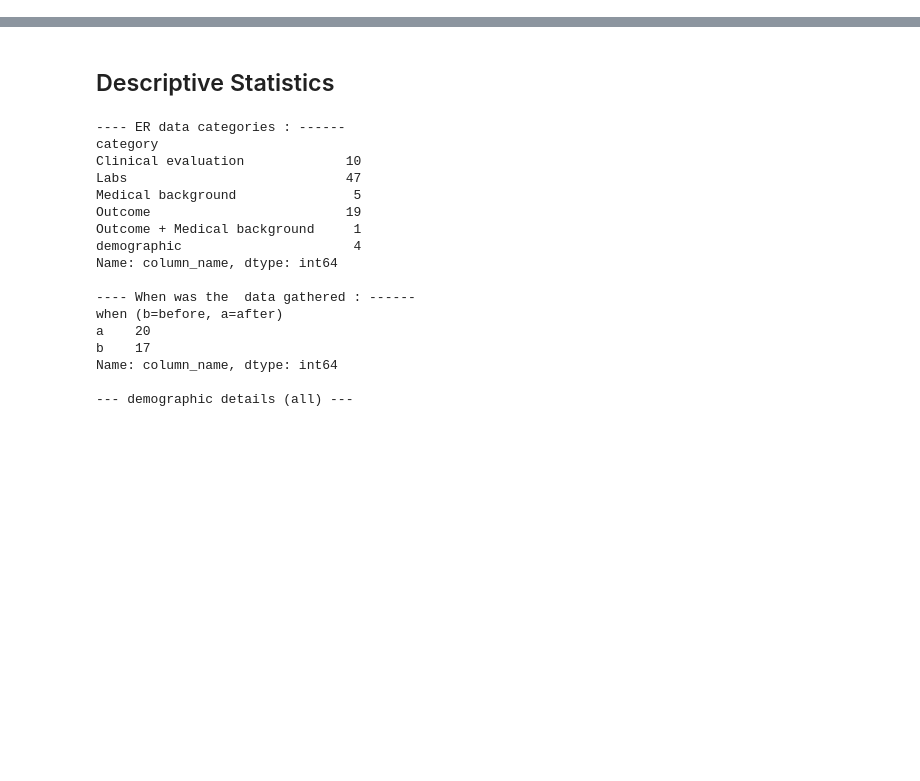
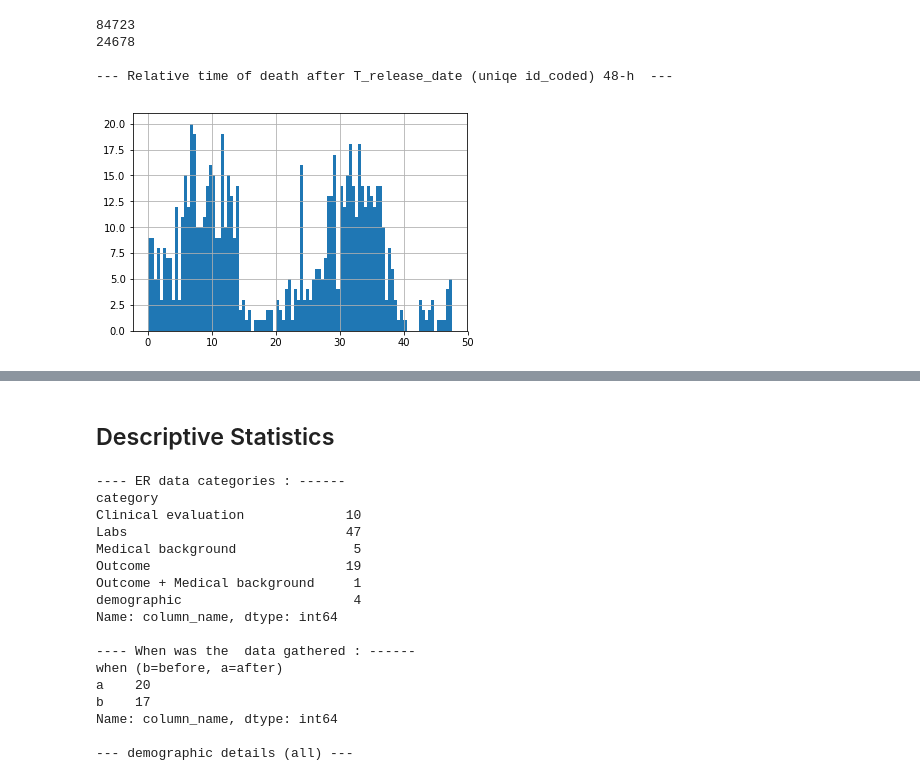
Before and after one commit to talionet/Shiba-Hackathon, a Jupyter notebook: notebooks/ER_data_exploration.ipynb, the cells around one changed output, grey strips where cells are left out. Cells and saved outputs as stored; diff of their text form; code cells hidden in the pictures; blank space fills up the shorter version.

```diff
--- a/notebooks/ER_data_exploration.ipynb
+++ b/notebooks/ER_data_exploration.ipynb
@@ -44 +57,28 @@ def plot_events_by_time(by_time, stack_var = ''):
     print('')
+# %%
+import datetime
+
+
+death_data = data_with_targets.loc[data_with_targets.T_is_dead]
+print(len(death_data))
+death_data = death_data.sort_values('admission_date_min').drop_duplicates(subset =['id_coded'], keep='last')
+print(len(death_data))
+
+
+def plot_time_of_death_from(time_from='admission_date_min', drop_negatives=True, as_time='D', max_period= 1200):
+    death_delta= (death_data.death_date - death_data[time_from])/np.timedelta64(1,as_time)
+    if drop_negatives:
+        death_delta = death_delta.loc[death_delta>0] #remove negative death deltas
+    death_delta.loc[death_delta<=max_period].hist(bins=100)
+    #death_days_from_admission.hist()
+    tprint('Relative time of death after %s (uniqe id_coded) %i-%s '%(time_from,max_period,as_time))
+    return death_delta
+
+
+dd=plot_time_of_death_from(time_from='T_release_date',max_period=48, as_time='h')
+# %% [output]
+84723
+24678
+
+--- Relative time of death after T_release_date (uniqe id_coded) 48-h  ---
+[figure, added]
```
Also changed, not shown: parts of 7 cells of this notebook.
